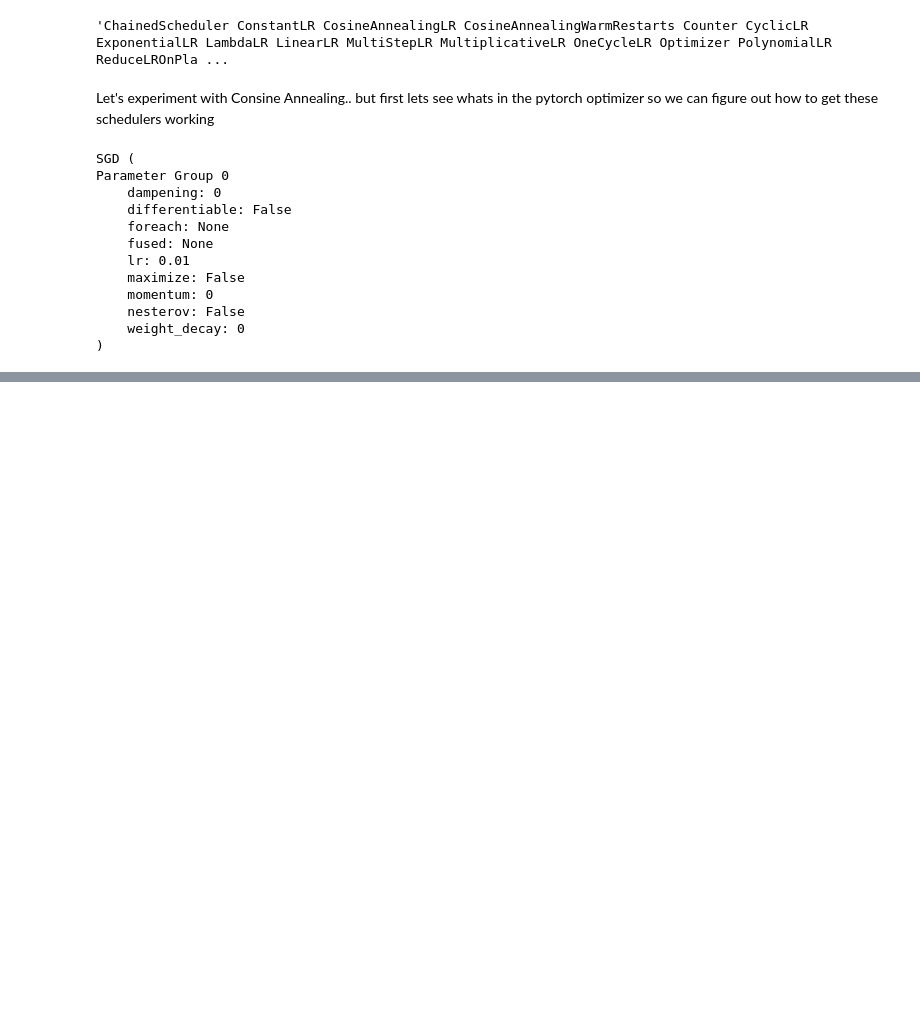
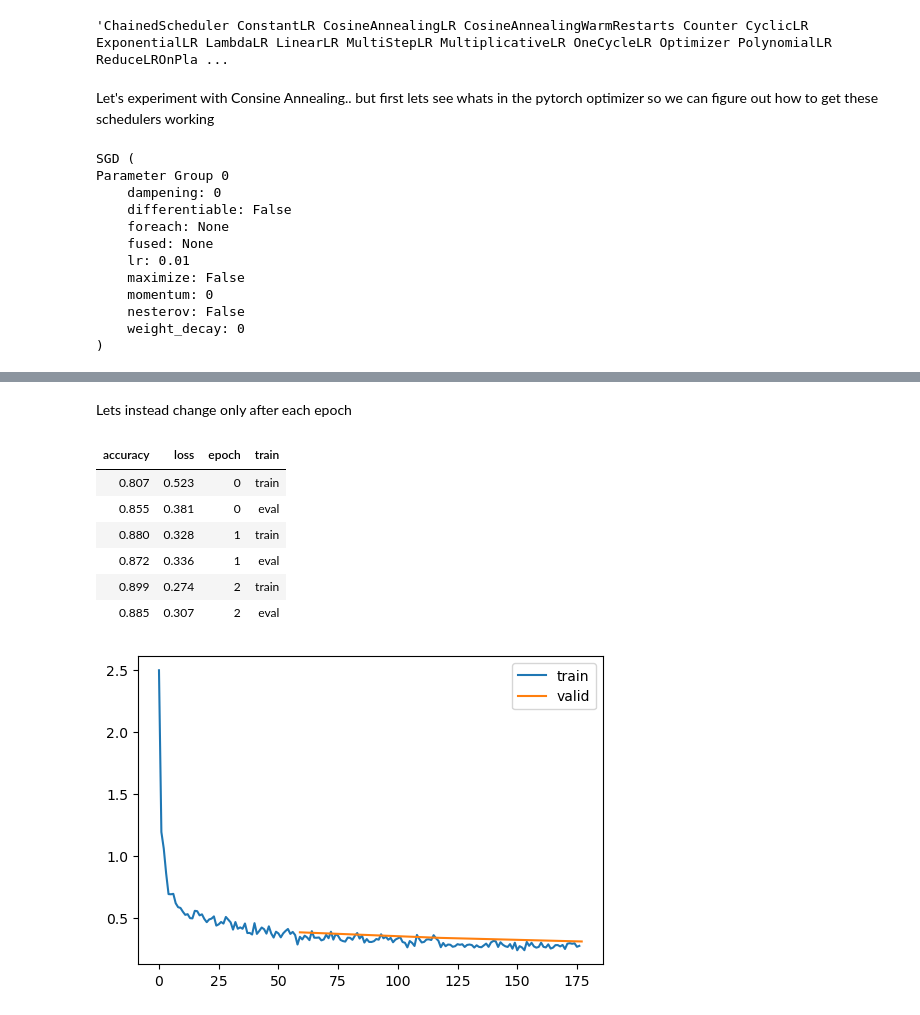
Before and after one commit to DrEntropy/pdl, a Jupyter notebook: lesson18.ipynb, the cells around one changed output, grey strips where cells are left out. Saved outputs shown, nothing was run; the diff lists cells and outputs as text; code cells hidden in the pictures; blank space fills up the shorter version.

```diff
--- a/lesson18.ipynb
+++ b/lesson18.ipynb
@@ -102,0 +210,21 @@ Parameter Group 0
+# %% [markdown]
+Lets instead change only after each epoch
+# %%
+class EpochSchedCB(BaseSchedCB):
+    def after_epoch(self, learn): self._step(learn)
+
+sched = partial(lr_scheduler.CosineAnnealingLR, T_max=3) # step at the end of each epock
+set_seed(42)
+xtra = [EpochSchedCB(sched),rec]
+model = get_model(act_gr, norm=nn.BatchNorm2d).apply(iw)
+learn = TrainLearner(model, dls, F.cross_entropy, lr=2e-2, cbs=cbs+xtra, opt_func=optim.AdamW)
+learn.fit(3)
+# %% [output]
+| accuracy | loss | epoch | train |
+| 0.807 | 0.523 | 0 | train |
+| 0.855 | 0.381 | 0 | eval |
+| 0.880 | 0.328 | 1 | train |
+| 0.872 | 0.336 | 1 | eval |
+| 0.899 | 0.274 | 2 | train |
+| 0.885 | 0.307 | 2 | eval |
+[figure, added]
```
Also changed, not shown: parts of 23 cells of this notebook.
